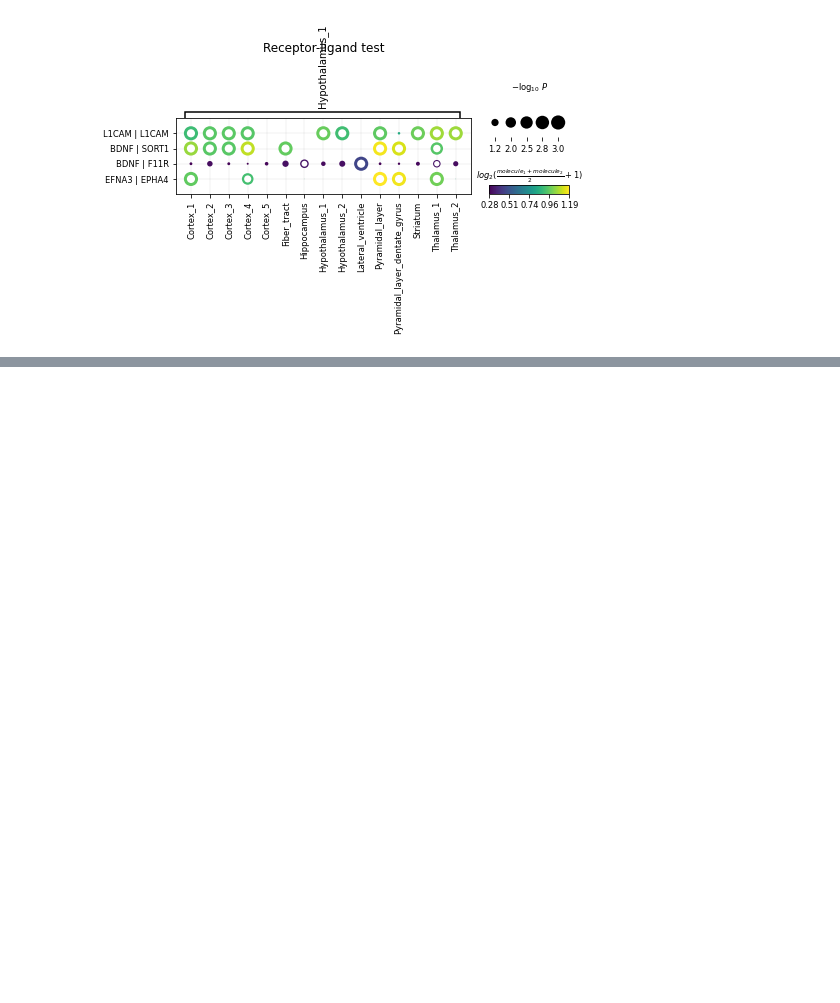
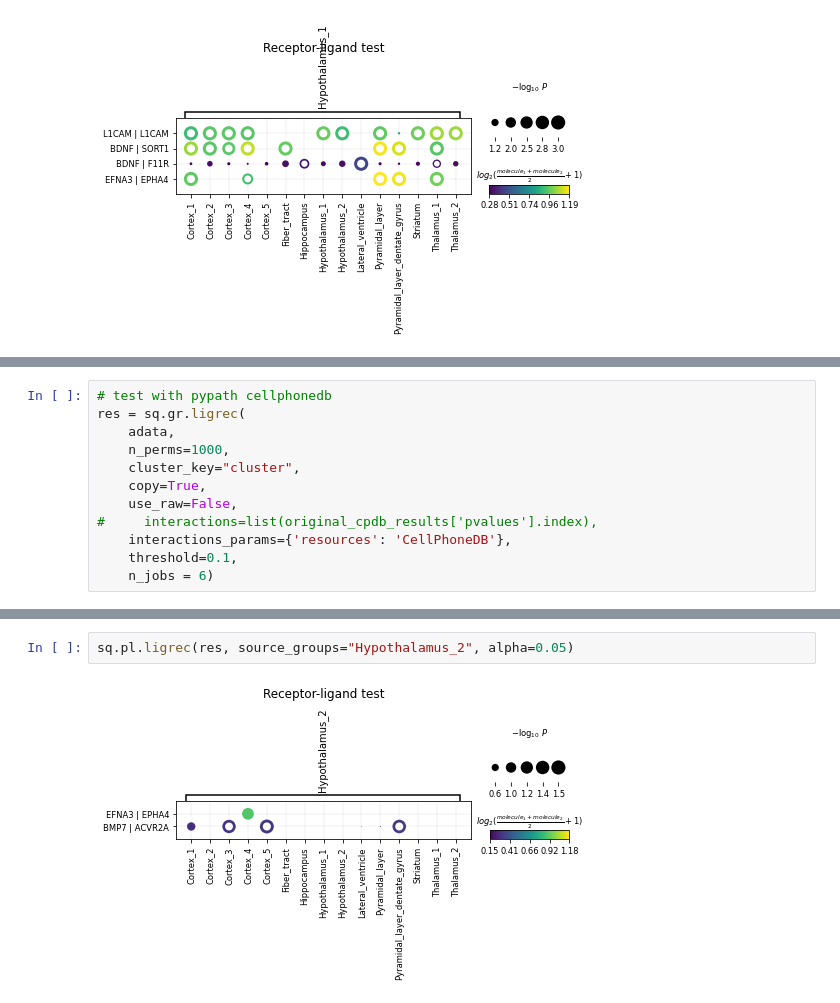
Before and after one commit to theislab/squidpy_reproducibility, a Jupyter notebook: notebooks/reproducibility/cellphonedb.ipynb, the cells around one changed output, grey strips where cells are left out. Drawn from its saved outputs; the diff is of its cells as text; blank space fills up the shorter version.

```diff
--- a/notebooks/reproducibility/cellphonedb.ipynb
+++ b/notebooks/reproducibility/cellphonedb.ipynb
@@ -199,0 +250,12 @@ res["means"]
+# %%
+# test with pypath cellphonedb
+res = sq.gr.ligrec(
+    adata,
+    n_perms=1000,
+    cluster_key="cluster",
+    copy=True,
+    use_raw=False,
+#     interactions=list(original_cpdb_results['pvalues'].index),
+    interactions_params={'resources': 'CellPhoneDB'},
+    threshold=0.1,
+    n_jobs = 6)
@@ -199,0 +318,4 @@ res["means"]
+# %%
+sq.pl.ligrec(res, source_groups="Hypothalamus_2", alpha=0.05)
+# %% [output]
+[figure, added]
```
Also changed, not shown: parts of 21 cells of this notebook.
